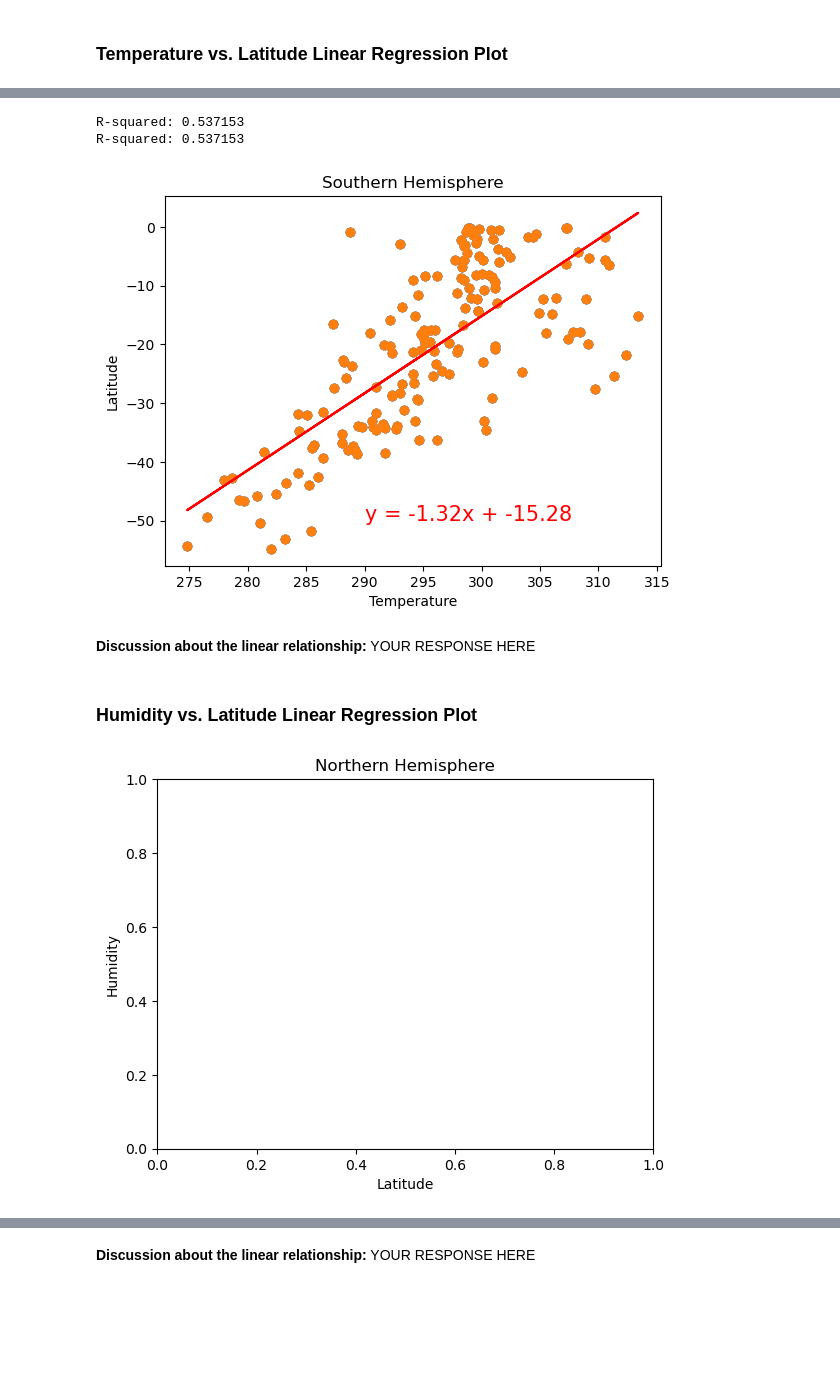
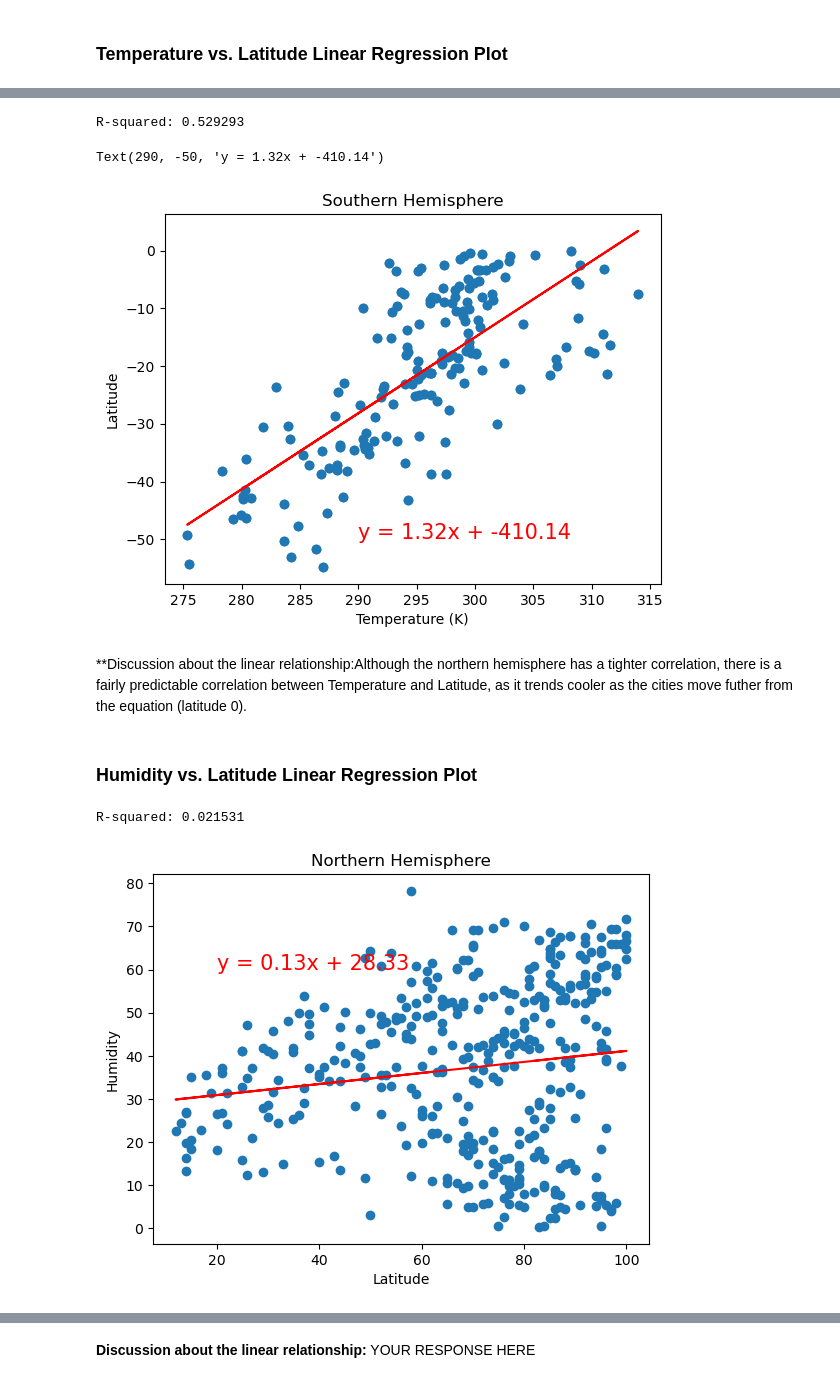
Before and after one commit to mwolfgangmath/API_python_challenge, a Jupyter notebook: WeatherPy/WeatherPy_MyWork.ipynb, the cells around one changed output, grey strips where cells are left out. Cells and saved outputs as stored; diff of their text form; code cells hidden in the pictures; blank space fills up the shorter version.

```diff
--- a/WeatherPy/WeatherPy_MyWork.ipynb
+++ b/WeatherPy/WeatherPy_MyWork.ipynb
@@ -333,9 +330,10 @@ R-squared: 0.746006
 # %%
 # Linear regression on Southern Hemisphere
+# function my_scatter(southern_hemi_df, "Max Temp", "Lat", "Southern")
 x = southern_hemi_df["Max Temp"]
 y = southern_hemi_df["Lat"]
 plt.title('Southern Hemisphere')
-plt.xlabel('Temperature')
+plt.xlabel('Temperature (K)')
 plt.ylabel('Latitude')
 plt.scatter(x,y)
 slope, intercept, r, p, se = linregress(x, y)
@@ -343,31 +341,36 @@ res = linregress(x, y)
 print(f"R-squared: {res.rvalue**2:.6f}")
 plt.plot(x, y, 'o')
 plt.plot(x, res.intercept + res.slope*x, 'r', label='fitted line')
-
+line_eq = "y = " + str(round(slope,2)) + "x + " + str(round(intercept,2))
 plt.annotate(line_eq,(290, -50),fontsize=15,color="red")
-my_scatter(southern_hemi_df, "Max Temp", "Lat", "Southern")
 # %% [output]
-R-squared: 0.537153
-R-squared: 0.537153
+R-squared: 0.529293
+Text(290, -50, 'y = 1.32x + -410.14')
-[figure, old version]
+[figure, new version]
-# %% [markdown]
-**Discussion about the linear relationship:** YOUR RESPONSE HERE
+# %% [markdown]
+**Discussion about the linear relationship:Although the northern hemisphere has a tighter correlation, there is a fairly predictable correlation between Temperature and Latitude, as it trends cooler as the cities move futher from the equation (latitude 0).
 # %% [markdown]
 ### Humidity vs. Latitude Linear Regression Plot
 # %%
 # Northern Hemisphere
 x = northern_hemi_df["Humidity"]
 y = northern_hemi_df["Lat"]
 plt.title('Northern Hemisphere')
 plt.xlabel('Latitude')
 plt.ylabel('Humidity')
 #my_scatter(northern_hemi_df, "Humidity", "Lat", "Northern")
+slope, intercept, r, p, se = linregress(x, y)
+res = linregress(x, y)
+print(f"R-squared: {res.rvalue**2:.6f}")
+plt.plot(x, y, 'o')
+plt.plot(x, res.intercept + res.slope*x, 'r', label='fitted line')
 
 line_eq = "y = " + str(round(slope,2)) + "x + " + str(round(intercept,2))
 plt.annotate(line_eq,(20, 60),fontsize=15,color="red")
 plt.show()
 # %% [output]
+R-squared: 0.021531
-[figure, old version]
+[figure, new version]
 # %%
 # Southern Hemisphere
 x = southern_hemi_df["Humidity"]
```
Also changed, not shown: parts of 21 cells of this notebook, 6 other files.
